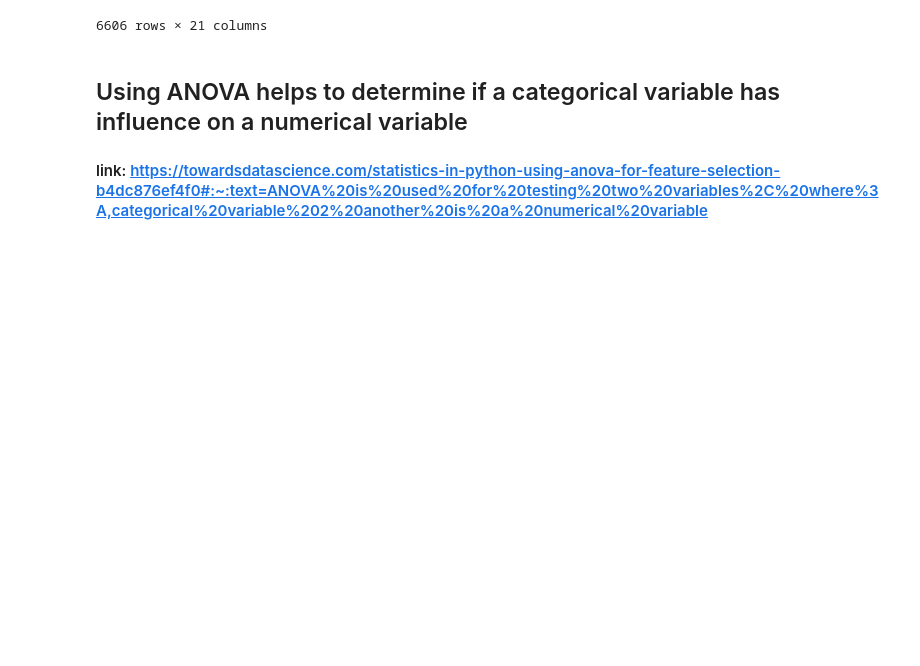
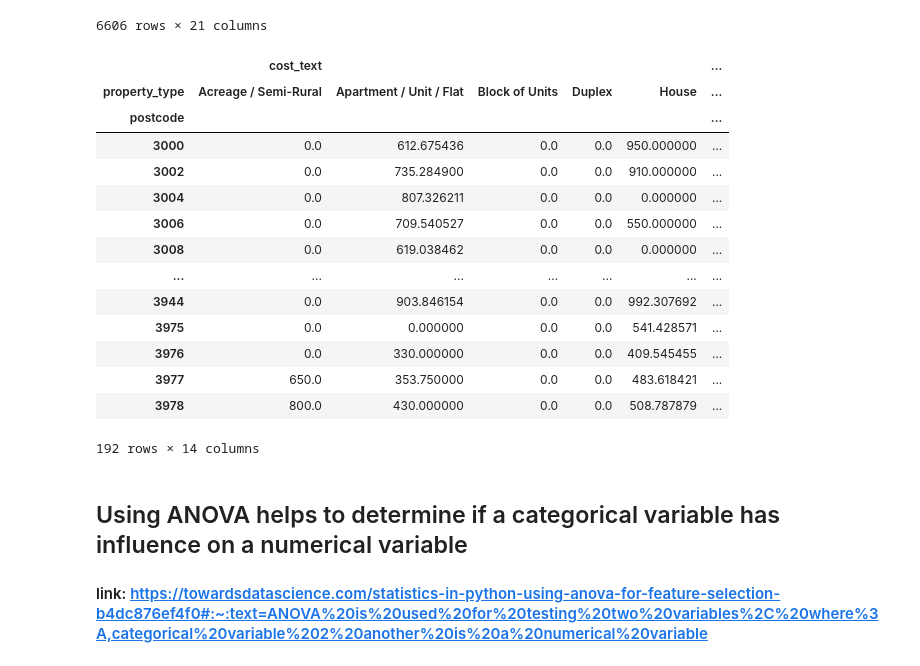
Before and after one commit to MAST30034-Applied-Data-Science/generic-real-estate-consulting-project-group-9, a Jupyter notebook: notebooks/feature selection（Anova test）.ipynb, the cells around one changed output. Drawn from its saved outputs; the diff is of its cells as text; code cells hidden in the pictures; blank space fills up the shorter version.

```diff
--- a/notebooks/feature selection（Anova test）.ipynb
+++ b/notebooks/feature selection（Anova test）.ipynb
@@ -76,8 +76,24 @@ df1_4
 | 6681 | 6720 | 6494 | 3745 Point Nepean Road Portsea VI... | 3944 | Apartment / Unit / Flat | 3 | 1 | 2 | 3.3 | ... |
 6606 rows × 21 columns
 # %%
-# df_type = df_type.pivot_table(columns='property_type',aggfunc='mean', index='postcode')
-# df_type.fillna(0)
+df_type_0 = df_type.pivot_table(columns='property_type',aggfunc='mean', index='postcode')
+df_type_0.fillna(0)
+# %% [output]
+|  | cost_text |  |  |  |  | ... |
+| property_type | Acreage / Semi-Rural | Apartment / Unit / Flat | Block of Units | Duplex | House | ... |
+| postcode |  |  |  |  |  | ... |
+| 3000 | 0.0 | 612.675436 | 0.0 | 0.0 | 950.000000 | ... |
+| 3002 | 0.0 | 735.284900 | 0.0 | 0.0 | 910.000000 | ... |
+| 3004 | 0.0 | 807.326211 | 0.0 | 0.0 | 0.000000 | ... |
+| 3006 | 0.0 | 709.540527 | 0.0 | 0.0 | 550.000000 | ... |
+| 3008 | 0.0 | 619.038462 | 0.0 | 0.0 | 0.000000 | ... |
+| ... | ... | ... | ... | ... | ... | ... |
+| 3944 | 0.0 | 903.846154 | 0.0 | 0.0 | 992.307692 | ... |
+| 3975 | 0.0 | 0.000000 | 0.0 | 0.0 | 541.428571 | ... |
+| 3976 | 0.0 | 330.000000 | 0.0 | 0.0 | 409.545455 | ... |
+| 3977 | 650.0 | 353.750000 | 0.0 | 0.0 | 483.618421 | ... |
+| 3978 | 800.0 | 430.000000 | 0.0 | 0.0 | 508.787879 | ... |
+192 rows × 14 columns
 # %% [markdown]
 ## Using ANOVA helps to determine if a categorical variable has influence on a numerical variable
 
```
Also changed, not shown: parts of 3 cells of this notebook.
